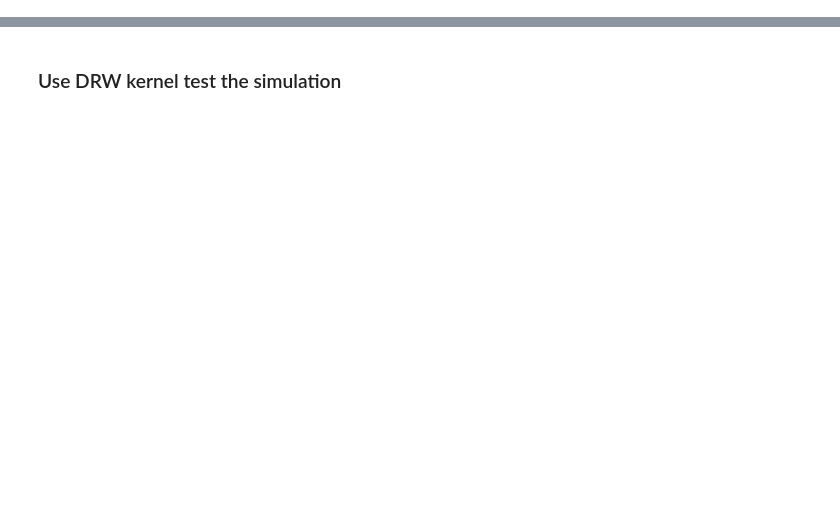
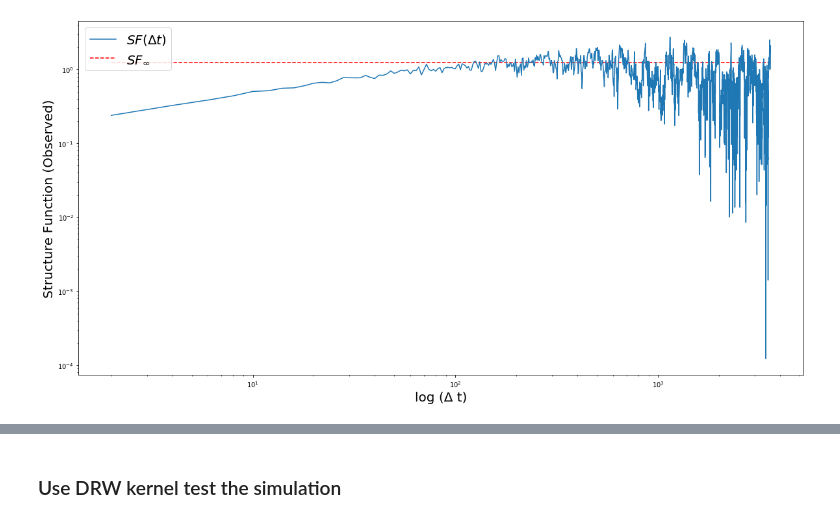
Before and after one commit to XinyueSheng2019/QuasarClassifier, a Jupyter notebook: data/lsst/lsstAGNmodel/Model generation.ipynb, the cells around one changed output, grey strips where cells are left out. Cells and saved outputs as stored; diff of their text form; code cells hidden in the pictures; blank space fills up the shorter version.

```diff
--- a/data/lsst/lsstAGNmodel/Model generation.ipynb
+++ b/data/lsst/lsstAGNmodel/Model generation.ipynb
@@ -115,7 +115,7 @@ def calculate_obs_SF(mjd, flux):
     plt.figure(figsize = (20,10))
     plt.plot(delta_list, obs_SF_list, label = r'$SF(\Delta t)$')
     plt.hlines(SF_inft, min(delta_list), max(delta_list), label = r'$SF_\infty$', color = 'r',linestyle='dashed')
-    plt.xlabel('Time lag', fontsize=20)
+    plt.xlabel('log (\u0394 t)', fontsize=20)
     plt.xscale('log')
     plt.yscale('log')
     plt.legend(fontsize = 20)
@@ -249,2 +249,4 @@ plt.show()
 # %%
-# obs_SF_list, delta_list = calculate_obs_SF(expmjd, mag_u)
+obs_SF_list, delta_list = calculate_obs_SF(expmjd, result_u)
+# %% [output]
+[figure, added]
```
Also changed, not shown: parts of 13 cells of this notebook, 9 other files.
